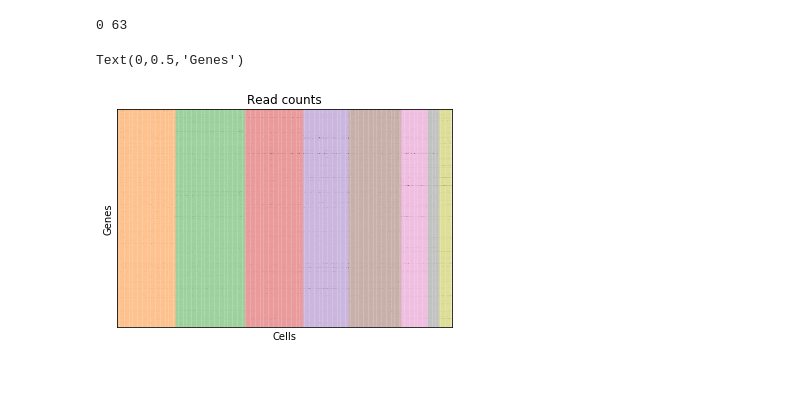
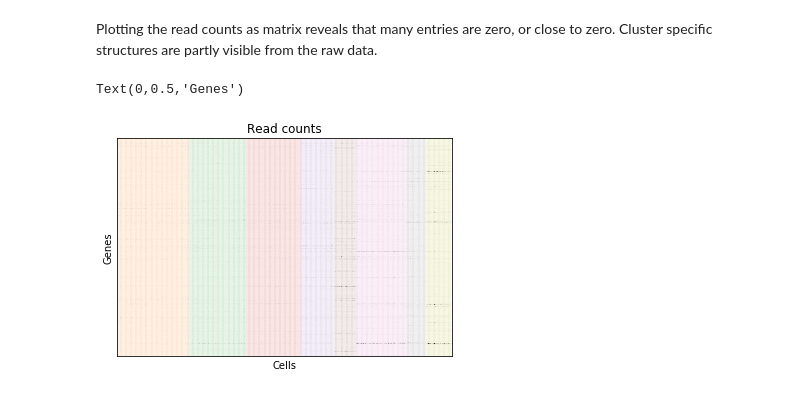
Before and after one commit to nicococo/scRNA, a Jupyter notebook: notebooks/example.ipynb, the cells around one changed output. Drawn from its saved outputs; the diff is of its cells as text; code cells hidden in the pictures.

```diff
--- a/notebooks/example.ipynb
+++ b/notebooks/example.ipynb
@@ -11,8 +42,6 @@ from scRNA.sc3_clustering_impl import data_transformation_log2
 # %%
 n_genes = 1000
-n_cells = 4000
-n_trg = 50
-n_src = 500
+n_cells = 1000
 cluster_spec = [1, 2, 3, [4, 5], [6, [7, 8]]]
 # %%
 np.random.seed(42)
@@ -26,17 +69,18 @@ print(data.shape)
+# %% [markdown]
+Plotting the read counts as matrix reveals that many entries are zero, or
+close to zero. Cluster specific structures are partly visible from the raw data.
 # %%
 plt.figure(0)
-print(np.min(data), np.max(data))
 inds = np.argsort(labels)
 plt.pcolor(data[:, inds] / np.max(data), cmap='Greys')
 plt.clim(0.,+1.)
 plt.xticks([])
 plt.yticks([])
 for i in range(len(labels)):
-    plt.vlines(i, 0, n_genes, colors='C{0}'.format(labels[inds[i]]), alpha=0.15)
+    plt.vlines(i, 0, n_genes, colors='C{0}'.format(labels[inds[i]]), alpha=0.07)
 plt.title('Read counts')
 plt.xlabel('Cells')
 plt.ylabel('Genes')
 # %% [output]
-0 63
+Text(0,0.5,'Genes')
-Text(0,0.5,'Genes')
-[figure, old version]
+[figure, new version]
```
Also changed, not shown: parts of 18 cells of this notebook.
